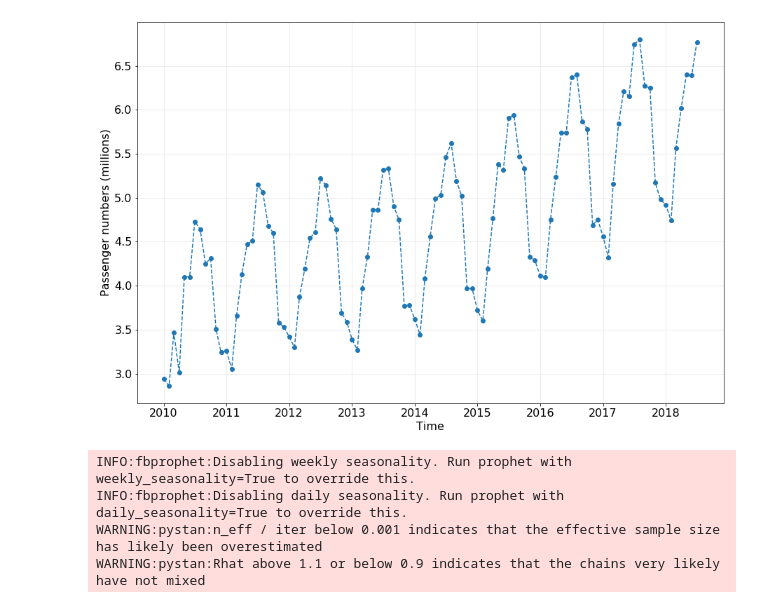
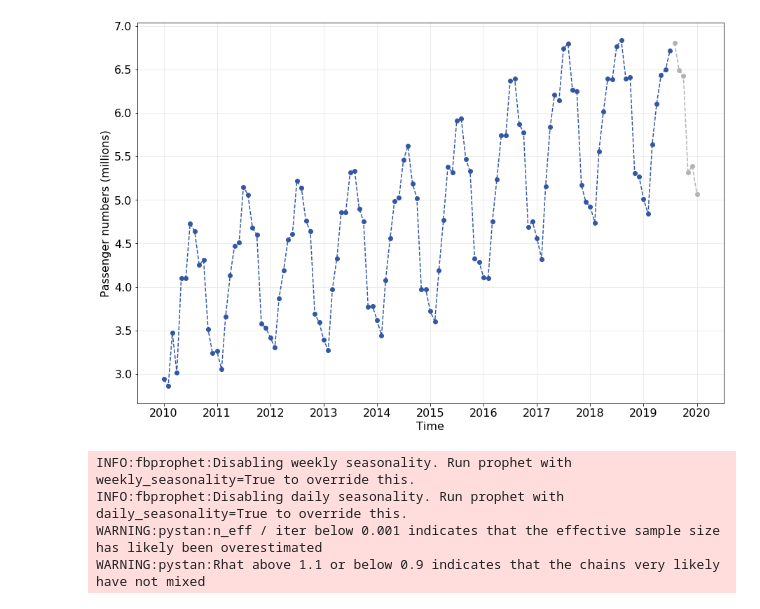
Before and after one commit to Yoyodyne-Data-Science/schiphol-passengers, a Jupyter notebook: Schiphol_Passengers.ipynb, the cells around one changed output. Drawn from its saved outputs; the diff is of its cells as text; code cells hidden in the pictures.

Commit message:
added data up to Jan 2020, moved data generation script into data folder

```diff
--- a/Schiphol_Passengers.ipynb
+++ b/Schiphol_Passengers.ipynb
@@ -8,21 +10,27 @@ from fbprophet import Prophet
 # %%
 kblue = [50/256, 87/256, 164/256]
 matplotlib.rcParams.update({'font.size': 16})
+# %%
+months_to_hold_back = 6
 # %%
 schiphol_data = pd.read_csv('./data/schiphol_millions_pax_monthly.csv', index_col = 0)
 # %%
 # make a nice date format for prophet
 schiphol_data.index = [datetime.strptime(x, '%b-%Y') for x in schiphol_data.index]
+# %%
+schiphol_data_held_back = schiphol_data[-months_to_hold_back:]
+schiphol_data = schiphol_data[:-months_to_hold_back].copy()
 # %%
 fig, ax = plt.subplots(figsize = [15, 10])
-ax.plot(schiphol_data, 'o--')
+ax.plot(schiphol_data, 'o--', color = kblue)
+ax.plot(schiphol_data_held_back, 'o--', color = [0.7, 0.7, 0.7])
 ax.set_xlabel('Time')
 ax.set_ylabel('Passenger numbers (millions)')
 ax.grid(True, color = [0.9, 0.9, 0.9, 0.1])
 plt.savefig('./images/schiphol_data.png', bbox_inches = 'tight')
 plt.show()
 # %% [output]
-[figure, old version]
+[figure, new version]
 # %%
 # prophet needs data in a very specific format
 proph_df = pd.DataFrame(data = {'ds':schiphol_data.index, 'y': [x[0] for x in schiphol_data.values]})
```
Also changed, not shown: parts of 5 cells of this notebook, 7 other files.
